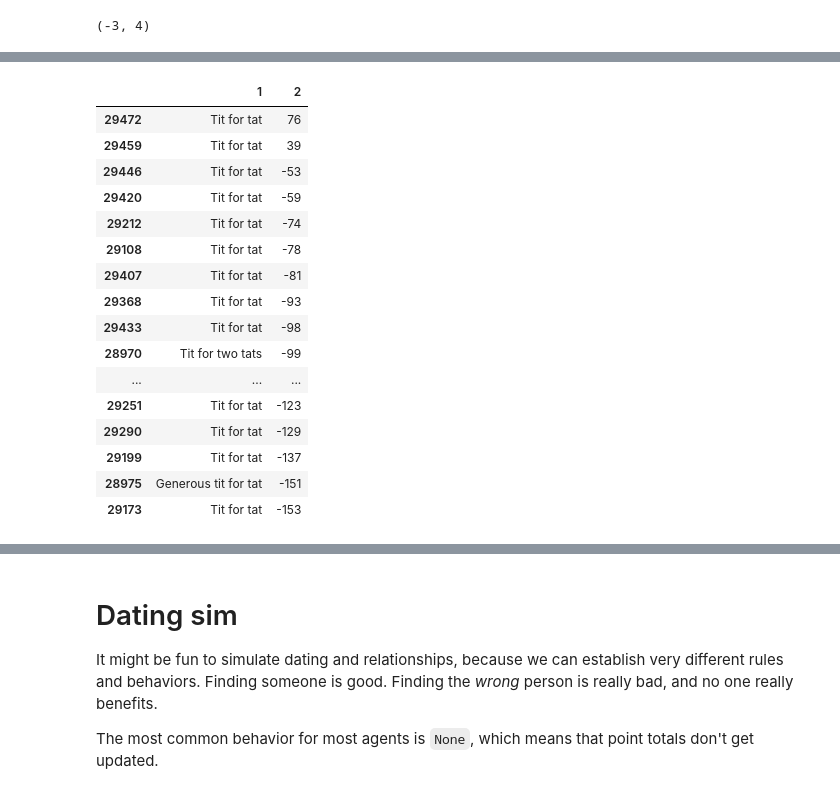
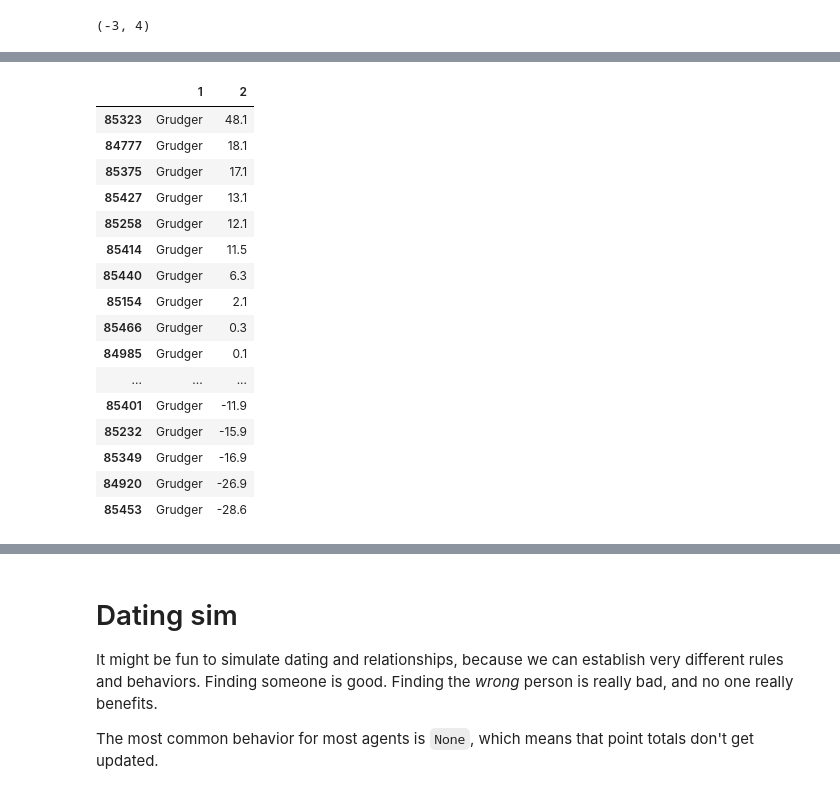
Before and after one commit to snowdj/game-theory-2, a Jupyter notebook: Prisoner's dilemma.ipynb, the cells around one changed output, grey strips where cells are left out. Drawn from its saved outputs; the diff is of its cells as text; code cells hidden in the pictures.

Commit message:
feat: Update tournament logic

```diff
--- a/Prisoner's dilemma.ipynb
+++ b/Prisoner's dilemma.ipynb
@@ -331,80 +378,91 @@ def str_to_agent(s):
         'Tit_for_two_tats()': Tit_for_two_tats(),
         'Generous_tit_for_tat()': Generous_tit_for_tat(),
         'ScrupulousThief()': ScrupulousThief(),
+        'Opportunist()': Opportunist(),
+        'Grudger()': Grudger(),
     }
 
     return agents[s]
 # %%
 # Tournament rules
-Agent.set_rules(1, (5,-5), -2)
-Agent.set_mistake_rate(.05)
+Agent.set_rules(.1, (5,-4), -1)
+Agent.set_mistake_rate(.25)
 evolution_speed = 1
+encounters = 2*(len(players)**2)
 
 # Spawn players
 players = []
-for i in range(3):
+for i in range(2):
     players.append(Cooperator())
-for i in range(3):
+for i in range(4):
     players.append(Cheater())
-for i in range(3):
+for i in range(2):
     players.append(Tit_for_tat())
-for i in range(3):
+for i in range(2):
      players.append(Gossip())
-for i in range(3):
+for i in range(2):
      players.append(Gossip(memory=5, forgiveness=3))
-for i in range(3):
+for i in range(2):
      players.append(Suspicious_tit_for_tat())
-for i in range(3):
+for i in range(2):
      players.append(Tit_for_two_tats())
-for i in range(3):
+for i in range(2):
      players.append(Generous_tit_for_tat())
+for i in range(2):
+     players.append(Grudger())
 
-for tournament_round in range(40):
-    for encounter in range(choice([1,2,3])): #randomize how many times each pair meets
-        for p1 in players:
-            for p2 in players:
-                if p1.agent_id != p2.agent_id:
-                    p1.play(p2)
+
+for tournament_round in range(100):
+    for encounter in range(encounters):
+        p1 = choice(players)
+        p2 = choice(players)
+        if p1.agent_id != p2.agent_id:
+            p1.play(p2)
+#     for encounter in range(choice([1,2])): #randomize how many times each pair meets
+#         for p1 in players:
+#             for p2 in players:
+#                 if p1.agent_id != p2.agent_id:
+#                     p1.play(p2)
 
     # Calculate scores
     standings = {}
     for p in players:
         standings[p.agent_id] = (p, p.name, p.score)
     standings = DataFrame(standings).T.sort_values(2, ascending=False)
 
     # Evolve population
     for p in standings.head(evolution_speed)[0]:
         players.append(str_to_agent(str(p))) #inefficient, but it works
 
     for p in standings.tail(evolution_speed).index:
         # This is slow -- O(n) -- and needs to be improved to O(1)
         for pp in players:
             if pp.agent_id == p:
                 players.remove(pp)
 
     # Reset scores
     for p in players:
         p.val = 0
 
 standings.drop(0,axis=1)
 # %% [output]
 |  | 1 | 2 |
-| 29472 | Tit for tat | 76 |
-| 29459 | Tit for tat | 39 |
-| 29446 | Tit for tat | -53 |
-| 29420 | Tit for tat | -59 |
-| 29212 | Tit for tat | -74 |
-| 29108 | Tit for tat | -78 |
-| 29407 | Tit for tat | -81 |
-| 29368 | Tit for tat | -93 |
-| 29433 | Tit for tat | -98 |
-| 28970 | Tit for two tats | -99 |
+| 85323 | Grudger | 48.1 |
+| 84777 | Grudger | 18.1 |
+| 85375 | Grudger | 17.1 |
+| 85427 | Grudger | 13.1 |
+| 85258 | Grudger | 12.1 |
+| 85414 | Grudger | 11.5 |
+| 85440 | Grudger | 6.3 |
+| 85154 | Grudger | 2.1 |
+| 85466 | Grudger | 0.3 |
+| 84985 | Grudger | 0.1 |
 | ... | ... | ... |
-| 29251 | Tit for tat | -123 |
-| 29290 | Tit for tat | -129 |
-| 29199 | Tit for tat | -137 |
-| 28975 | Generous tit for tat | -151 |
-| 29173 | Tit for tat | -153 |
+| 85401 | Grudger | -11.9 |
+| 85232 | Grudger | -15.9 |
+| 85349 | Grudger | -16.9 |
+| 84920 | Grudger | -26.9 |
+| 85453 | Grudger | -28.6 |
 # %%
 # Single lifetime
 
```
Also changed, not shown: parts of 6 cells of this notebook.
